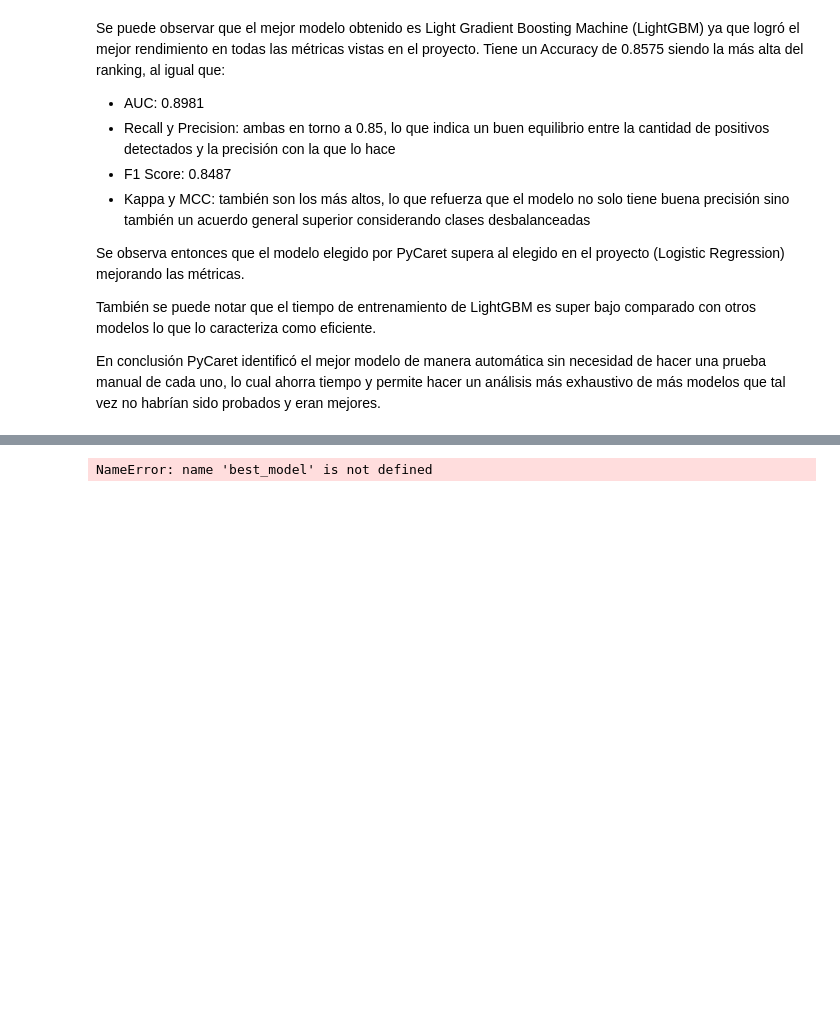
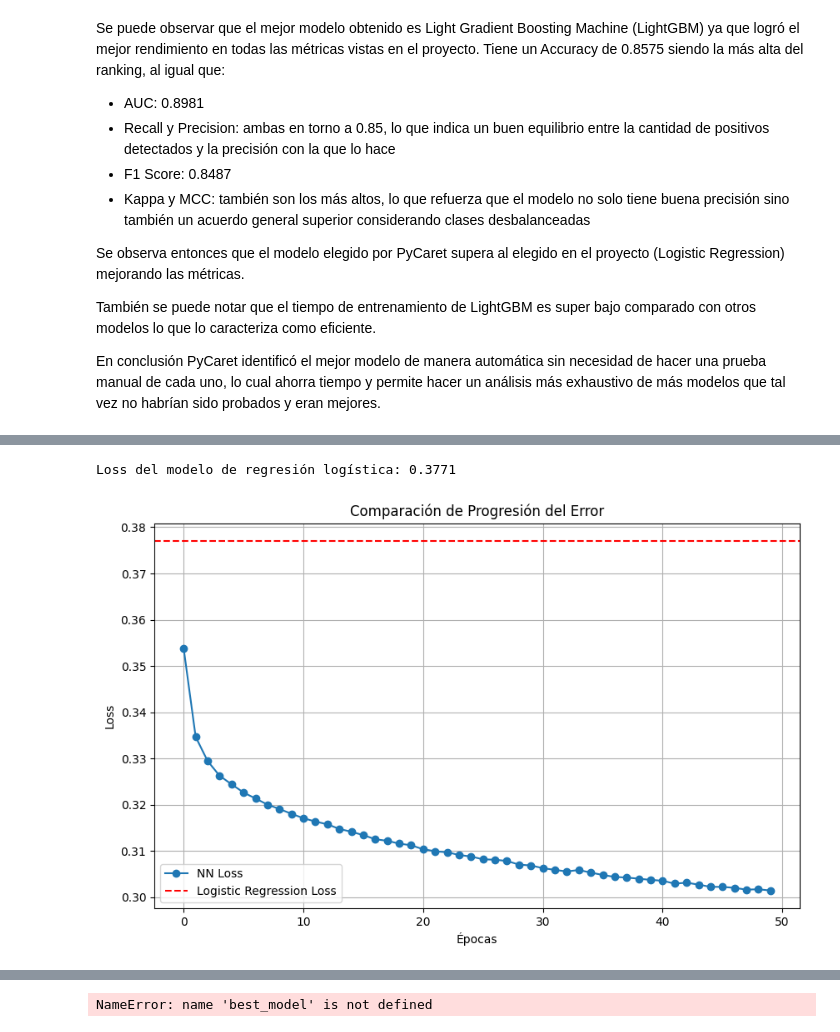
Before and after one commit to MariaCeli/AA1-TUIA-Celi-Grimaldi-Porcelli, a Jupyter notebook: TP-clasificacion-AA1.ipynb, the cells around one changed output, grey strips where cells are left out. Drawn from its saved outputs; the diff is of its cells as text; code cells hidden in the pictures; blank space fills up the shorter version.

Commit message:
Red neuronal

```diff
--- a/TP-clasificacion-AA1.ipynb
+++ b/TP-clasificacion-AA1.ipynb
@@ -1004,7 +981,7 @@ grid_search = GridSearchCV(
     scoring='accuracy',
     cv=5,
     verbose=1,
-    n_jobs=-1
+    n_jobs=1  # Desactiva la paralelización
 )
 
 # Entrenamos con validación cruzada
@@ -1139,0 +1221,16 @@ En conclusión PyCaret identificó el mejor modelo de manera automática sin nec
+# %%
+bool_columns = X_train_full.select_dtypes(include=['bool']).columns
+
+# Convertir booleanos a números
+X_train_full[bool_columns] = X_train_full[bool_columns].astype(float)
+
+# Convertir los float64 a float32 para un mejor funcionamiento de la red neuronal
+X_train_full = X_train_full.astype(np.float32)
+
+# Convierto los bool de y_train en 1 o 0 y despues los paso a float32
+y_train = y_train.map({'Yes': 1, 'No': 0})
+y_train = y_train.astype(np.float32)
+# %%
+# Entrenar el modelo
+nn_tensorflow = NeuralNetworkTensorFlow(learning_rate=0.001, epochs=50)
+loss_history = nn_tensorflow.fit(X_train_full, y_train)  # X_train_full, y_train
@@ -1139,0 +1255,30 @@ En conclusión PyCaret identificó el mejor modelo de manera automática sin nec
+# %%
+from sklearn.metrics import log_loss
+
+# Probabilidades predichas por el modelo de regresión logística
+y_proba_logistica = modelo.predict_proba(X_test_final)
+
+# Calculamos la pérdida de entropía cruzada
+logistic_loss = log_loss(y_test, y_proba_logistica)
+
+print(f"Loss del modelo de regresión logística: {logistic_loss:.4f}")
+# %% [output]
+Loss del modelo de regresión logística: 0.3771
+# %%
+# Extraer los valores de pérdida
+nn_loss = loss_history['loss']  # Pérdida de la red neuronal
+
+# Crear el gráfico
+plt.figure(figsize=(10, 6))
+plt.plot(nn_loss, label='NN Loss', marker='o')  # Progresión de la pérdida de la red neuronal
+plt.axhline(logistic_loss, color='red', label='Logistic Regression Loss', linestyle='--')  # Línea horizontal para el modelo logístico
+
+# Configurar el gráfico
+plt.title('Comparación de Progresión del Error')
+plt.xlabel('Épocas')
+plt.ylabel('Loss')
+plt.legend()
+plt.grid(True)
+plt.show()
+# %% [output]
+[figure, added]
```
Also changed, not shown: parts of 34 cells of this notebook, 1 other file.
